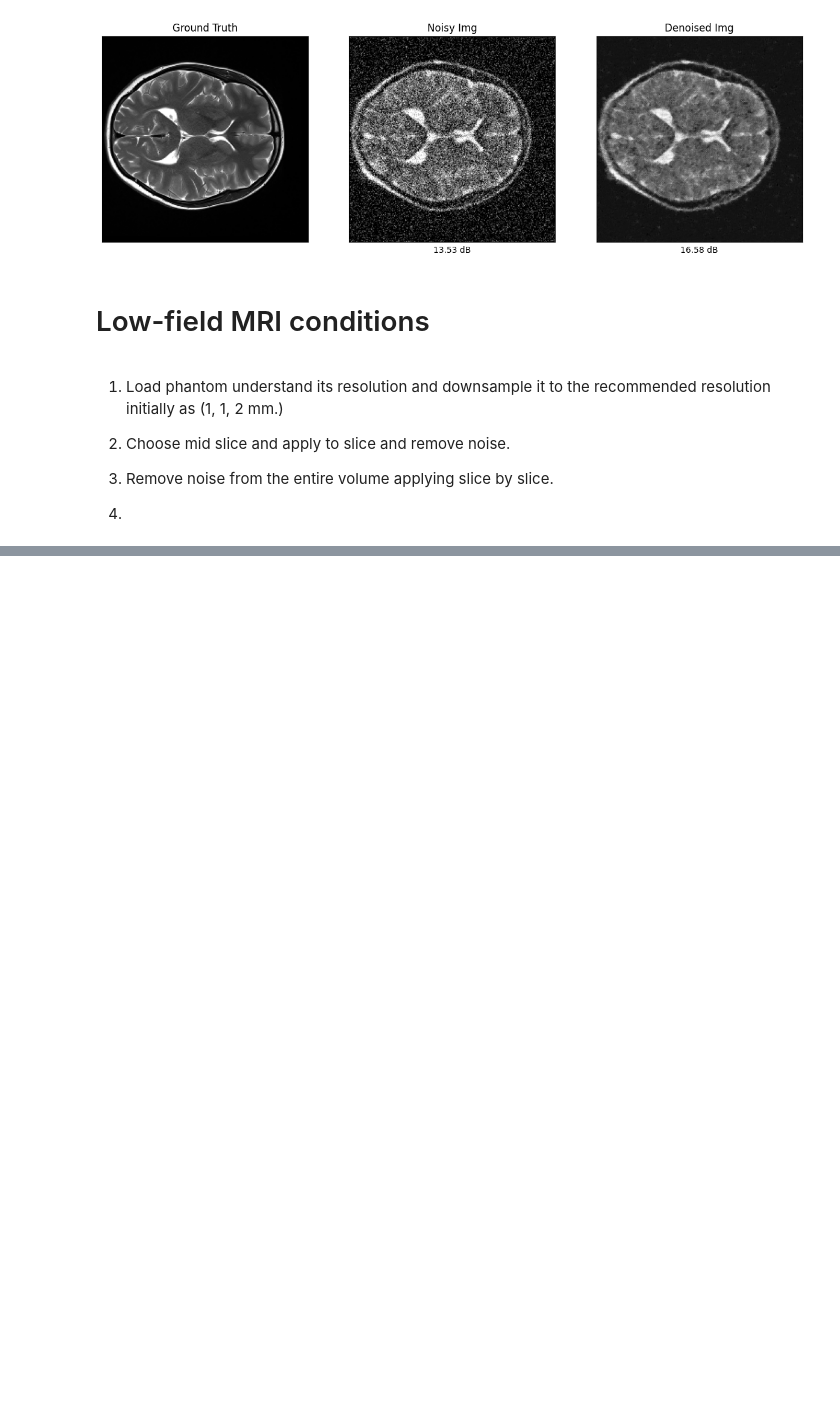
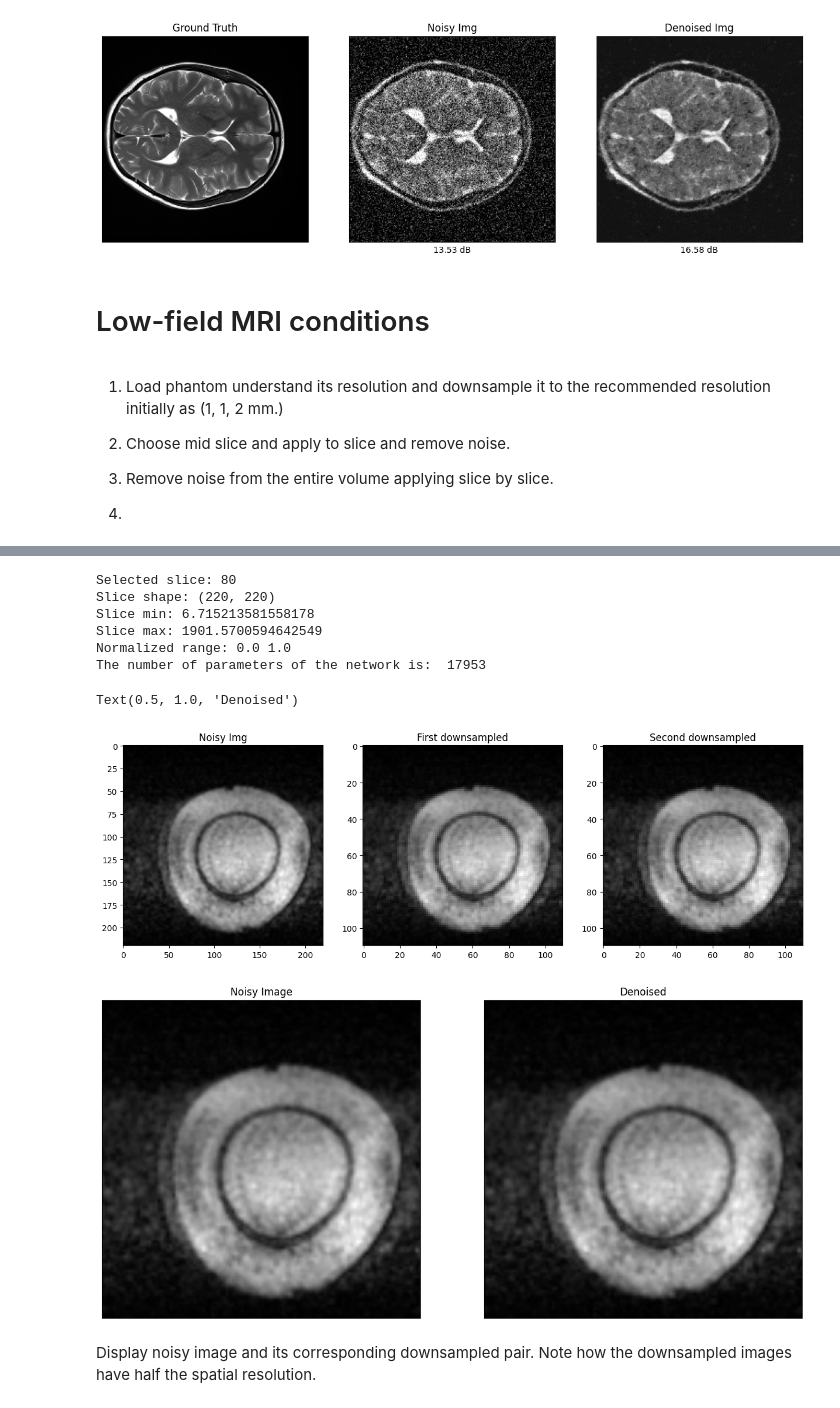
Before and after one commit to ajaynice1996/DIY_MRI_Workshop_II_Recon, a Jupyter notebook: Day_3_final_pipeline.ipynb, the cells around one changed output, grey strips where cells are left out. Cells and saved outputs as stored; diff of their text form; code cells hidden in the pictures; blank space fills up the shorter version.

```diff
--- a/Day_3_final_pipeline.ipynb
+++ b/Day_3_final_pipeline.ipynb
@@ -542,0 +509,57 @@ PSNR for denoised phantom slice: 21.97 dB
+# %%
+# Select slice N
+N = 80   # change this to any slice you want
+
+slice_data = phantom_volume_data[:, :, N]
+
+print("Selected slice:", N)
+print("Slice shape:", slice_data.shape)
+print("Slice min:", slice_data.min())
+print("Slice max:", slice_data.max())
+slice_min = slice_data.min()
+slice_max = slice_data.max()
+
+slice_norm = (
+    slice_data - slice_min
+) / (slice_max - slice_min)
+
+print("Normalized range:",
+      slice_norm.min(),
+      slice_norm.max())
+
+noisy_img = slice_norm
+
+# tensor
+noisy_img = torch.from_numpy(noisy_img).float().unsqueeze(0).unsqueeze(0)
+noisy_img = noisy_img.to(device)
+
+class network(nn.Module):
+    def __init__(self,n_chan,chan_embed=44):
+        super(network, self).__init__()
+
+        self.act = nn.LeakyReLU(negative_slope=0.2, inplace=True)
+        self.conv1 = nn.Conv2d(n_chan,chan_embed,3,padding=1)
+        self.conv2 = nn.Conv2d(chan_embed, chan_embed, 3, padding = 1)
+        self.conv3 = nn.Conv2d(chan_embed, n_chan, 1)
+
+    def forward(self, x):
+        x = self.act(self.conv1(x))
+        x = self.act(self.conv2(x))
+        x = self.conv3(x)
+
+        return x
+
+n_chan = clean_img.shape[1]
+model = network(n_chan)
+model = model.to(device)
+print("The number of parameters of the network is: ",  sum(p.numel() for p in model.parameters() if p.requires_grad))
+# %% [output]
+Selected slice: 80
+Slice shape: (220, 220)
+Slice min: 6.715213581558178
+Slice max: 1901.5700594642549
+Normalized range: 0.0 1.0
+The number of parameters of the network is:  17953
+Text(0.5, 1.0, 'Denoised')
+[figure, added]
+[figure, added]
@@ -542,0 +581,2 @@ PSNR for denoised phantom slice: 21.97 dB
+# %% [markdown]
+Display noisy image and its corresponding downsampled pair. Note how the downsampled images have half the spatial resolution.
```
Also changed, not shown: parts of 4 cells of this notebook.
